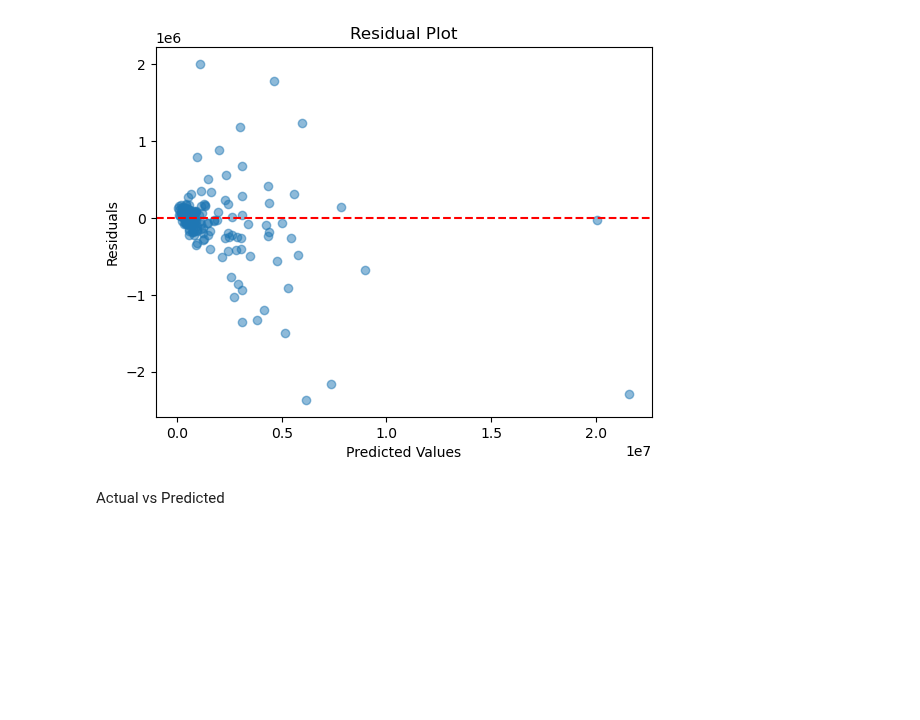
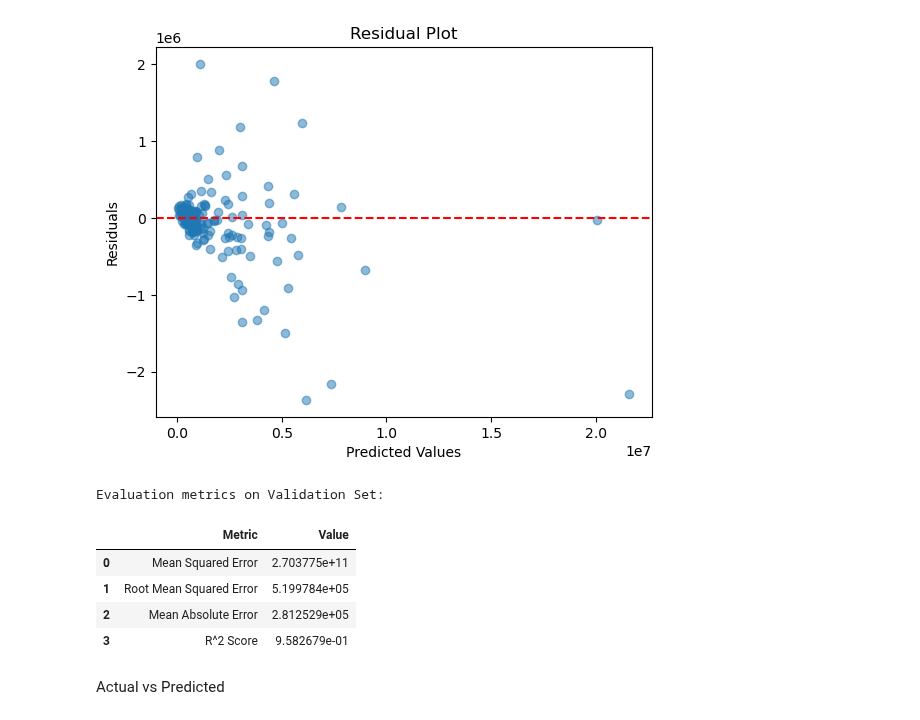
Before and after one commit to ductai05/Math-For-AI, a Jupyter notebook: merge.ipynb, the cells around one changed output. Drawn from its saved outputs; the diff is of its cells as text; code cells hidden in the pictures; blank space fills up the shorter version.

Commit message:
add evaluate for pca

```diff
--- a/merge.ipynb
+++ b/merge.ipynb
@@ -2413,6 +2413,16 @@ Phương trình hồi quy tuyến tính:
 y = 53257.25 * x1 + 2256437.37 * x2 + 47867.54 * x3 + -11700.85 * x4 + 743.73 * x5 + -10453.76 * x6 + 3004.83 * x7 + -5688.67 * x8 + -17772.45 * x9 + 11869.83 * x10 + 7241.32 * x11 + -7903.39 * x12 +  ...
 [figure]
 [figure]
+# %%
+print("\nEvaluation metrics on Validation Set:")
+evaluate_model(y_val_v2, y_test_pred.reshape(-1))
+# %% [output]
+Evaluation metrics on Validation Set:
+|  | Metric | Value |
+| 0 | Mean Squared Error | 2.703775e+11 |
+| 1 | Root Mean Squared Error | 5.199784e+05 |
+| 2 | Mean Absolute Error | 2.812529e+05 |
+| 3 | R^2 Score | 9.582679e-01 |
 # %% [markdown]
 Actual vs Predicted
 # %%
```
